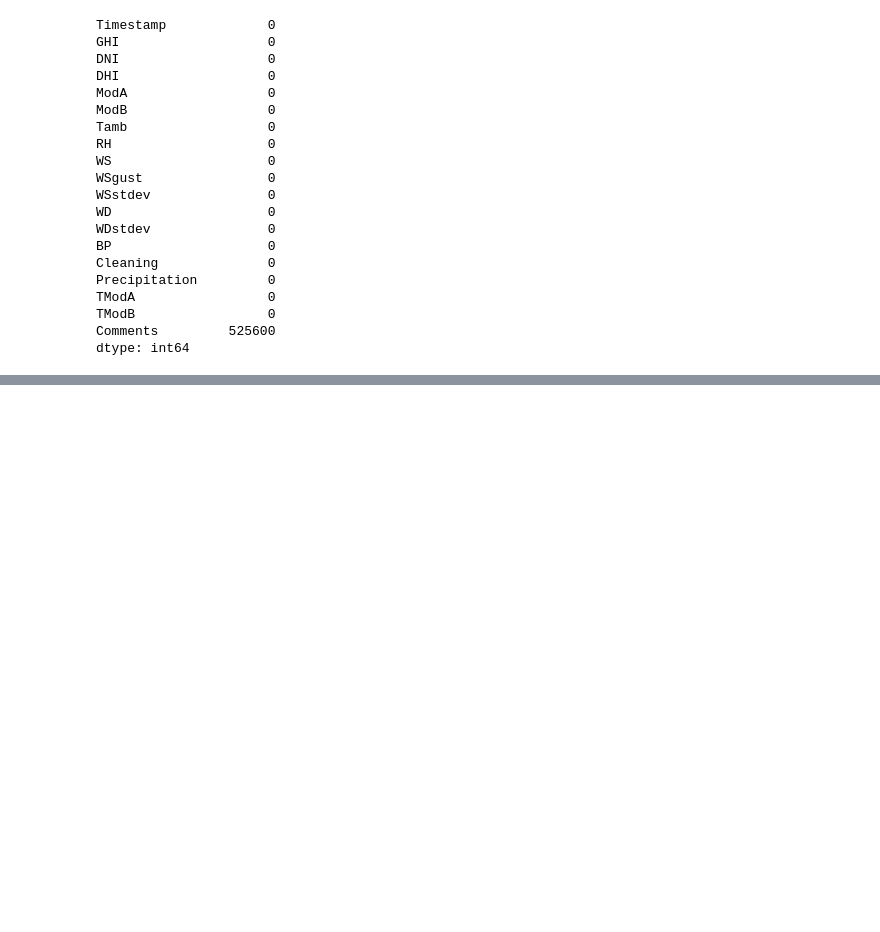
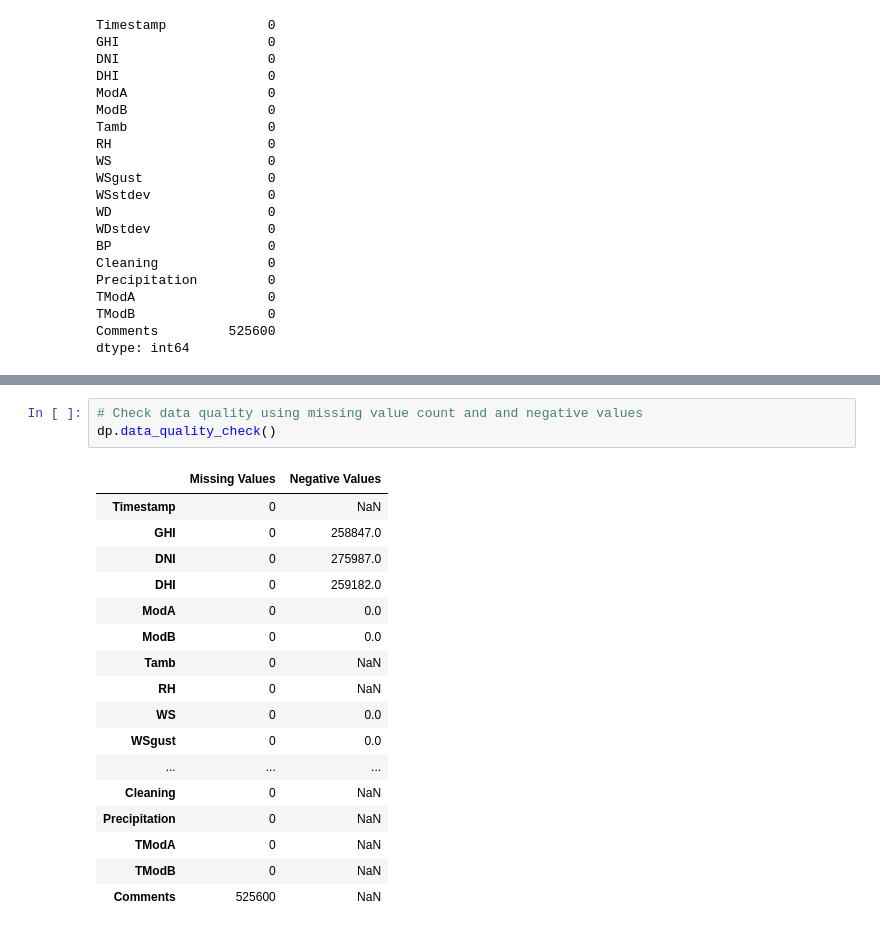
Before and after one commit to getahunTiruneh/SolarStrategy-Insight, a Jupyter notebook: notebooks/Moonlight_EDA.ipynb, the cells around one changed output, grey strips where cells are left out. Drawn from its saved outputs; the diff is of its cells as text; blank space fills up the shorter version.

Commit message:
add EDA for data preprocessing

```diff
--- a/notebooks/Moonlight_EDA.ipynb
+++ b/notebooks/Moonlight_EDA.ipynb
@@ -102,0 +90,21 @@ plt.show()
+# %%
+# Check data quality using missing value count and and negative values
+dp.data_quality_check()
+# %% [output]
+|  | Missing Values | Negative Values |
+| Timestamp | 0 | NaN |
+| GHI | 0 | 258847.0 |
+| DNI | 0 | 275987.0 |
+| DHI | 0 | 259182.0 |
+| ModA | 0 | 0.0 |
+| ModB | 0 | 0.0 |
+| Tamb | 0 | NaN |
+| RH | 0 | NaN |
+| WS | 0 | 0.0 |
+| WSgust | 0 | 0.0 |
+| ... | ... | ... |
+| Cleaning | 0 | NaN |
+| Precipitation | 0 | NaN |
+| TModA | 0 | NaN |
+| TModB | 0 | NaN |
+| Comments | 525600 | NaN |
```
Also changed, not shown: parts of 5 cells of this notebook, 2 other files.
